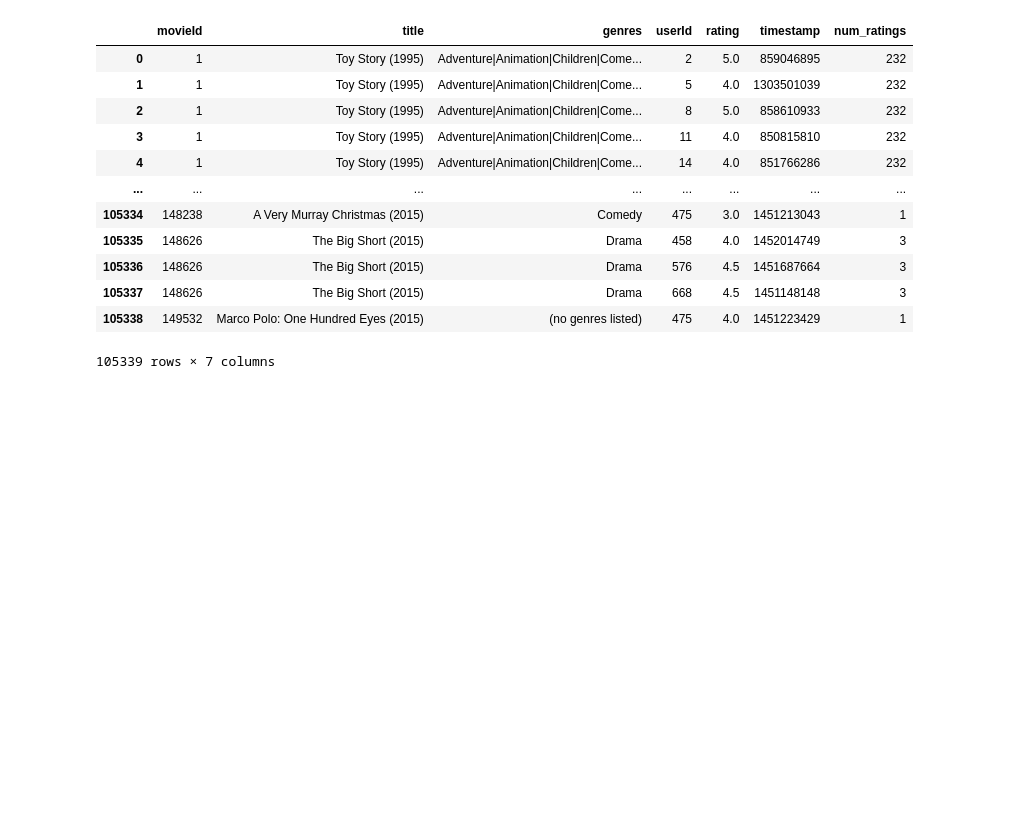
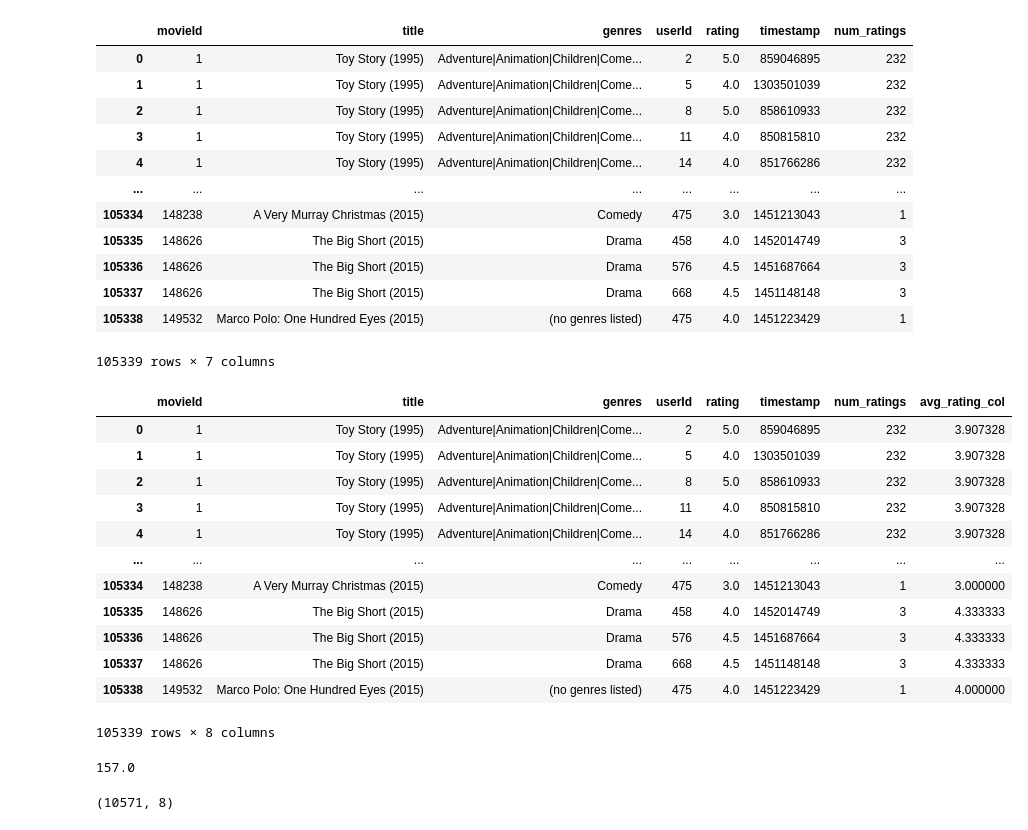
Before and after one commit to ethomps33/Final_Project, a Jupyter notebook: Resources/Movie Ratings.ipynb, the cells around one changed output. Drawn from its saved outputs; the diff is of its cells as text; code cells hidden in the pictures; blank space fills up the shorter version.

```diff
--- a/Resources/Movie Ratings.ipynb
+++ b/Resources/Movie Ratings.ipynb
@@ -84,3 +84,31 @@ movie_ratings
 | 105337 | 148626 | The Big Short (2015) | Drama | 668 | 4.5 | 1451148148 | 3 |
 | 105338 | 149532 | Marco Polo: One Hundred Eyes (2015) | (no genres listed) | 475 | 4.0 | 1451223429 | 1 |
 105339 rows × 7 columns
+# %%
+movie_ratings['avg_rating_col'] = movie_ratings.groupby('title')['rating'].transform('mean')
+movie_ratings
+# %% [output]
+|  | movieId | title | genres | userId | rating | timestamp | num_ratings | avg_rating_col |
+| 0 | 1 | Toy Story (1995) | Adventure|Animation|Children|Come... | 2 | 5.0 | 859046895 | 232 | 3.907328 |
+| 1 | 1 | Toy Story (1995) | Adventure|Animation|Children|Come... | 5 | 4.0 | 1303501039 | 232 | 3.907328 |
+| 2 | 1 | Toy Story (1995) | Adventure|Animation|Children|Come... | 8 | 5.0 | 858610933 | 232 | 3.907328 |
+| 3 | 1 | Toy Story (1995) | Adventure|Animation|Children|Come... | 11 | 4.0 | 850815810 | 232 | 3.907328 |
+| 4 | 1 | Toy Story (1995) | Adventure|Animation|Children|Come... | 14 | 4.0 | 851766286 | 232 | 3.907328 |
+| ... | ... | ... | ... | ... | ... | ... | ... | ... |
+| 105334 | 148238 | A Very Murray Christmas (2015) | Comedy | 475 | 3.0 | 1451213043 | 1 | 3.000000 |
+| 105335 | 148626 | The Big Short (2015) | Drama | 458 | 4.0 | 1452014749 | 3 | 4.333333 |
+| 105336 | 148626 | The Big Short (2015) | Drama | 576 | 4.5 | 1451687664 | 3 | 4.333333 |
+| 105337 | 148626 | The Big Short (2015) | Drama | 668 | 4.5 | 1451148148 | 3 | 4.333333 |
+| 105338 | 149532 | Marco Polo: One Hundred Eyes (2015) | (no genres listed) | 475 | 4.0 | 1451223429 | 1 | 4.000000 |
+105339 rows × 8 columns
+# %%
+# Created a variable for the minimum amount of ratings needed for it to be included
+m= movie_ratings['num_ratings'].quantile(0.9)
+m
+# %% [output]
+157.0
+# %%
+filtered_movies = movie_ratings.copy().loc[movie_ratings['num_ratings'] >= m]
+filtered_movies.shape
+# %% [output]
+(10571, 8)
```
Also changed, not shown: parts of 3 cells of this notebook.
